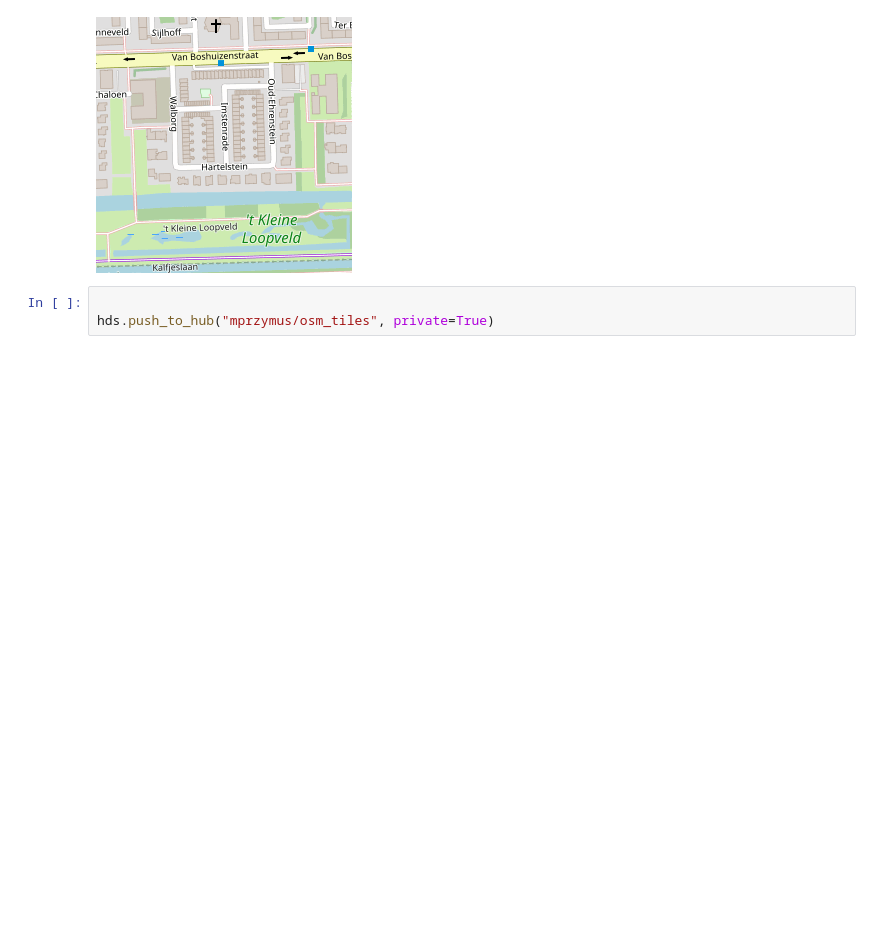
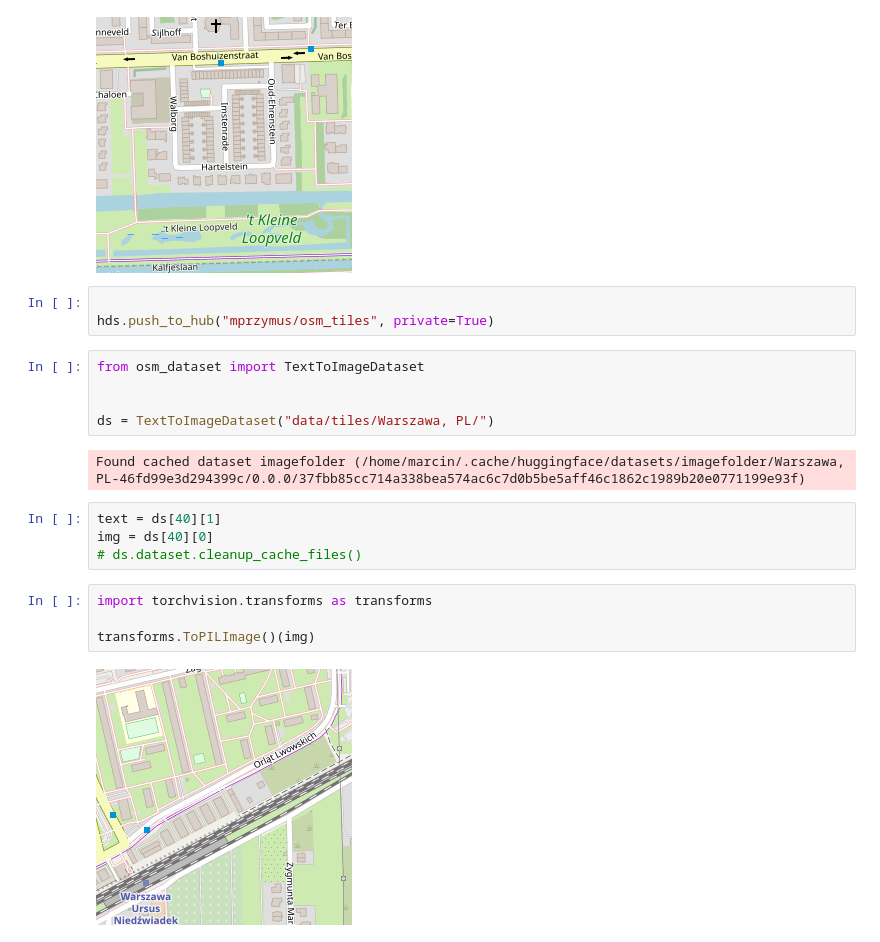
Before and after one commit to kraina-ai/map_diffusion, a Jupyter notebook: hf_dataset.ipynb, the cells around one changed output. Drawn from its saved outputs; the diff is of its cells as text; blank space fills up the shorter version.

```diff
--- a/hf_dataset.ipynb
+++ b/hf_dataset.ipynb
@@ -88,3 +88,20 @@ Image.fromarray(hds[0]["img"].numpy().astype('uint8').transpose((1,2,0)))
 # %%
 
 hds.push_to_hub("mprzymus/osm_tiles", private=True)
+# %%
+from osm_dataset import TextToImageDataset
+
+
+ds = TextToImageDataset("data/tiles/Warszawa, PL/")
+# %% [output]
+Found cached dataset imagefolder (/home/marcin/.cache/huggingface/datasets/imagefolder/Warszawa, PL-46fd99e3d294399c/0.0.0/37fbb85cc714a338bea574ac6c7d0b5be5aff46c1862c1989b20e0771199e93f)
+# %%
+text = ds[40][1]
+img = ds[40][0]
+# ds.dataset.cleanup_cache_files()
+# %%
+import torchvision.transforms as transforms
+
+transforms.ToPILImage()(img)
+# %% [output]
+[figure, added]
```
Also changed, not shown: parts of 9 cells of this notebook, 7 other files.
